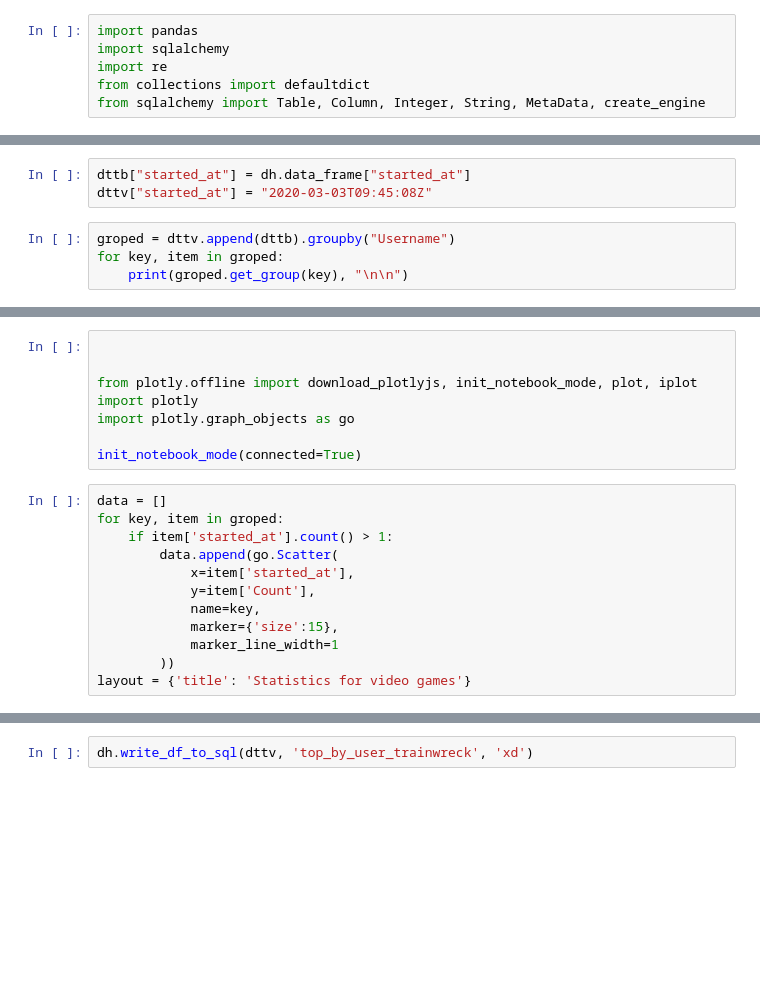
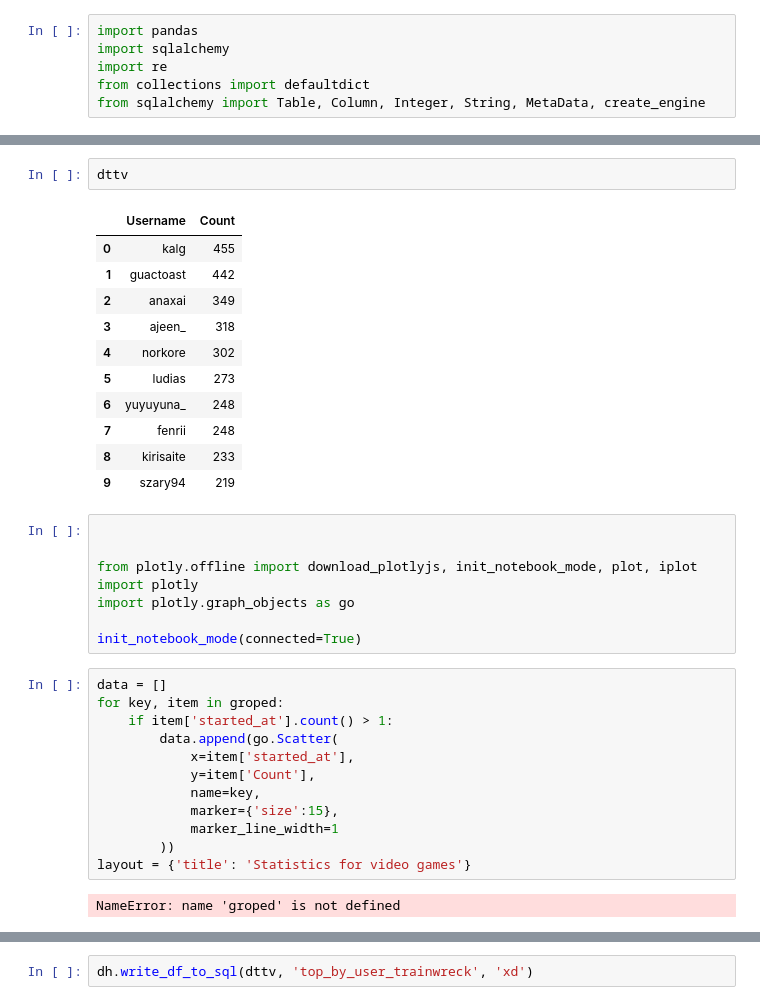
Before and after one commit to randieiii/tcad, a Jupyter notebook: Untitled1.ipynb, the cells around one changed output, grey strips where cells are left out. Saved outputs shown, nothing was run; the diff lists cells and outputs as text; blank space fills up the shorter version.

```diff
--- a/Untitled1.ipynb
+++ b/Untitled1.ipynb
@@ -53,7 +65,0 @@ dttv = dh.top_by_coulumn("username",10)
-# %%
-dttb["started_at"] = dh.data_frame["started_at"]
-dttv["started_at"] = "2020-03-03T09:45:08Z"
-# %%
-groped = dttv.append(dttb).groupby("Username")
-for key, item in groped:
-    print(groped.get_group(key), "\n\n")
@@ -92,3 +84,17 @@ dttb
+# %%
+dttv
+# %% [output]
+|  | Username | Count |
+| 0 | kalg | 455 |
+| 1 | guactoast | 442 |
+| 2 | anaxai | 349 |
+| 3 | ajeen_ | 318 |
+| 4 | norkore | 302 |
+| 5 | ludias | 273 |
+| 6 | yuyuyuna_ | 248 |
+| 7 | fenrii | 248 |
+| 8 | kirisaite | 233 |
+| 9 | szary94 | 219 |
 # %%
 
 
@@ -109,6 +115,8 @@ for key, item in groped:
             marker_line_width=1
         ))
 layout = {'title': 'Statistics for video games'}
+# %% [output]
+NameError: name 'groped' is not defined
 # %%
 fig = go.Figure(data=data, layout=layout)
 fig.update_layout(legend_orientation="h")
```
Also changed, not shown: parts of 21 cells of this notebook, 1 other file.
